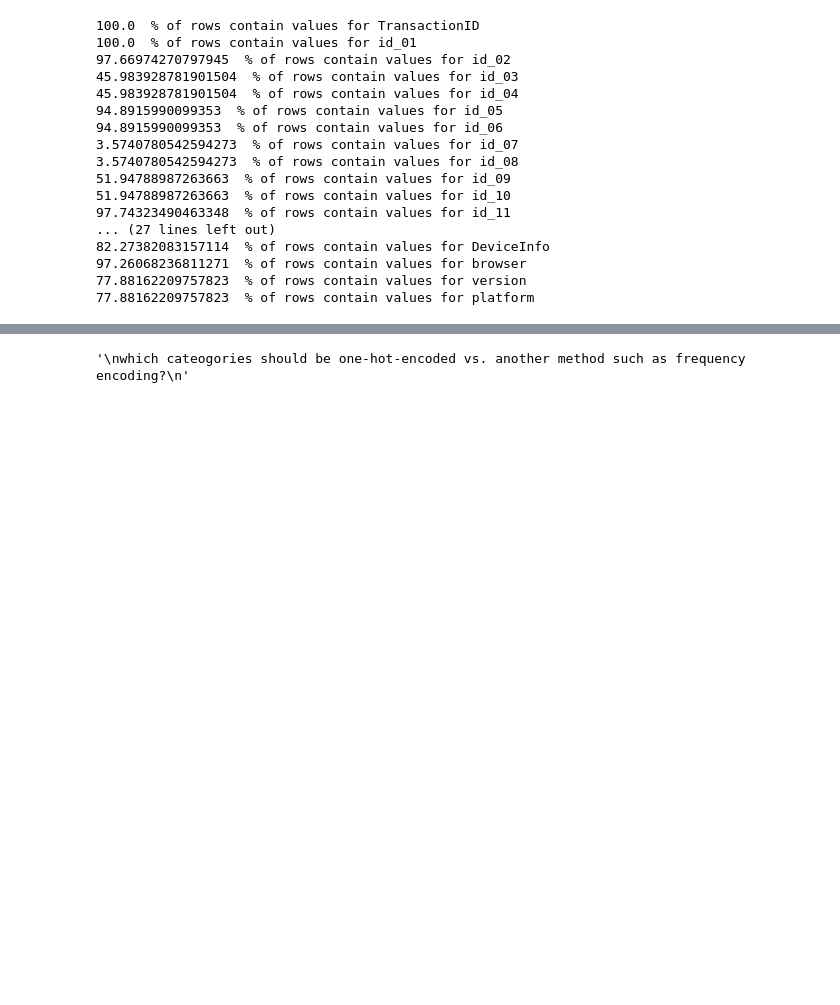
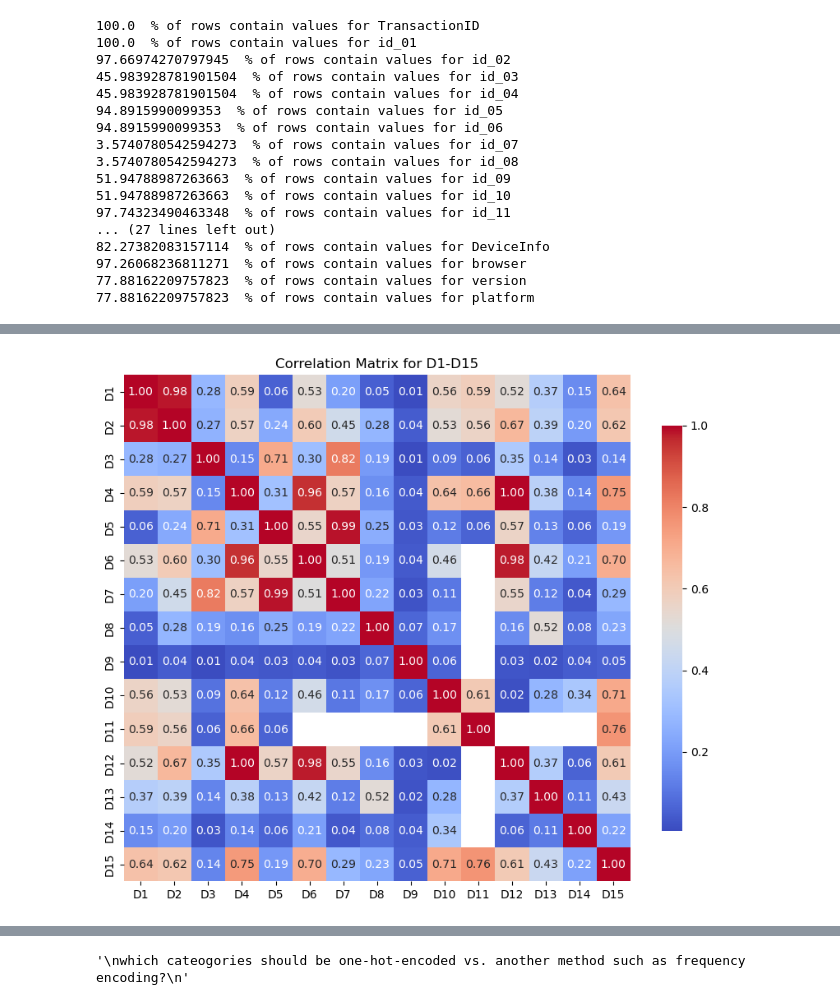
Before and after one commit to zamiulalam/FindingFraud, a Jupyter notebook: notebooks/agekow_exploratory.ipynb, the cells around one changed output, grey strips where cells are left out. Saved outputs shown, nothing was run; the diff lists cells and outputs as text; code cells hidden in the pictures; blank space fills up the shorter version.

```diff
--- a/notebooks/agekow_exploratory.ipynb
+++ b/notebooks/agekow_exploratory.ipynb
@@ -110,0 +148,17 @@ M1 - M9
+# %%
+def draw_corr_matrix(var_prefix:str, first:int, last:int):
+    d_columns = [f'{var_prefix}{i}' for i in range(first, last)]
+    df = df_tr[d_columns]
+
+    # Compute the correlation matrix
+    corr_matrix = df.corr()
+
+    # Plot the heatmap
+    plt.figure(figsize=(10, 8))
+    sns.heatmap(corr_matrix, annot=True, fmt=".2f", cmap='coolwarm', square=True, cbar_kws={"shrink": .8})
+    plt.title('Correlation Matrix for D1-D15')
+    plt.show()
+
+draw_corr_matrix("D",1,16)
+# %% [output]
+[figure, added]
```
Also changed, not shown: parts of 18 cells of this notebook.
